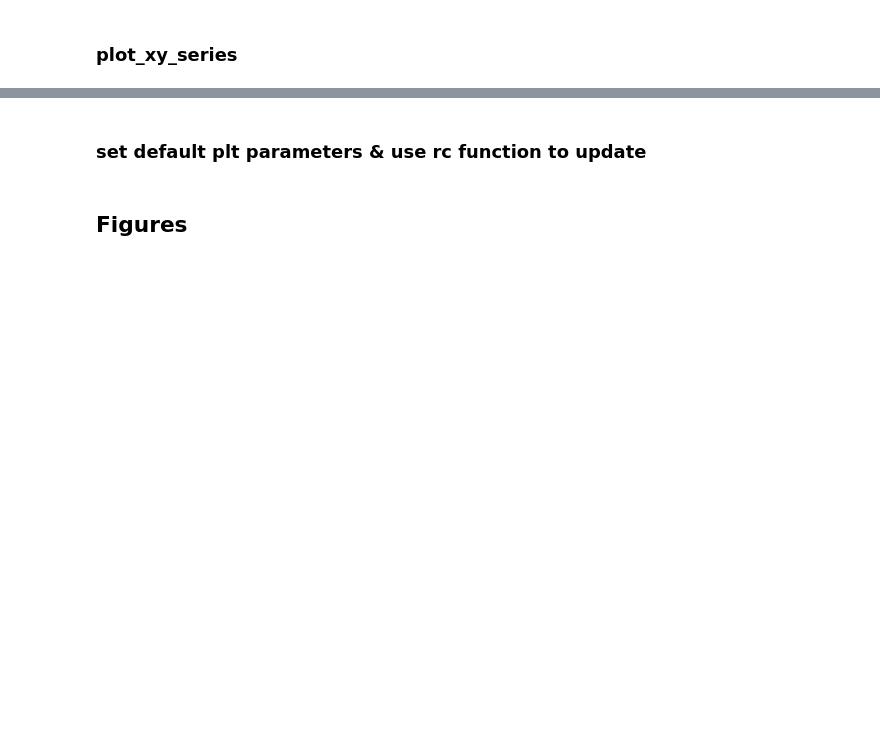
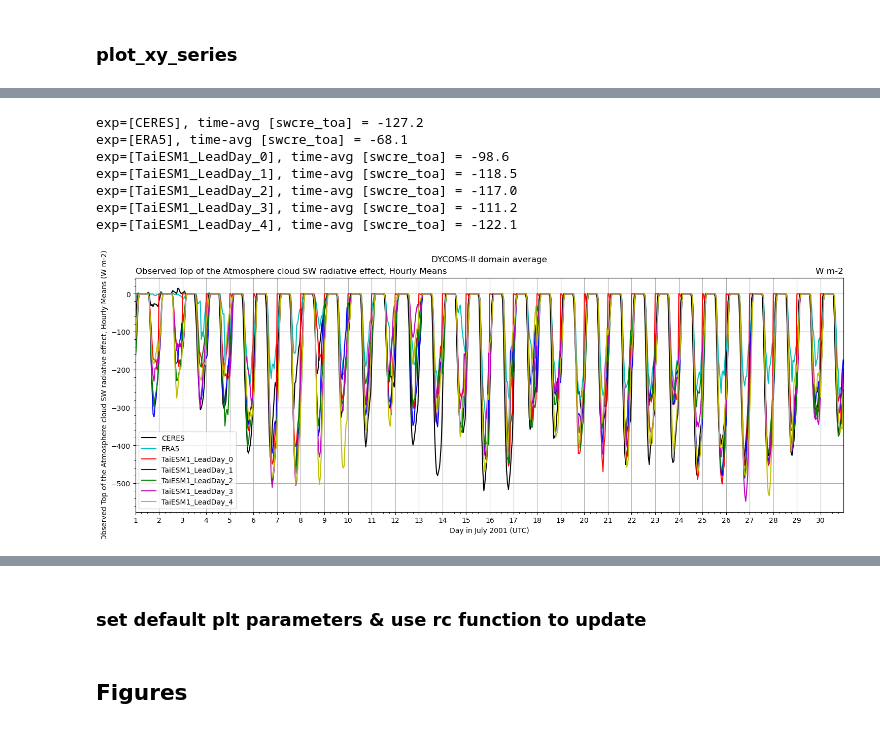
Before and after one commit to yihsuanchen/TaiESM1_Sc_diag, a Jupyter notebook: hindcast/plot/fig02_plot-xy_series_SWCRE_LWP.ipynb, the cells around one changed output, grey strips where cells are left out. Cells and saved outputs as stored; diff of their text form; code cells hidden in the pictures; blank space fills up the shorter version.

Commit message:
plot TaiESM1 hindcast data

```diff
--- a/hindcast/plot/fig02_plot-xy_series_SWCRE_LWP.ipynb
+++ b/hindcast/plot/fig02_plot-xy_series_SWCRE_LWP.ipynb
@@ -267,0 +221,5 @@ tt_labels = np.arange(1,31,1)
+# %%
+ntime = 720
+tt = np.linspace(0., (ntime-1), ntime)
+tt_values = np.arange(0, 720, 24)
+tt_labels = np.arange(1,31,1)
@@ -538,0 +441,68 @@ exp=[ERA5], time-avg [LWP] = 46.8
+# %%
+def plot_xy_series(ax, varname_am4, region="DYCOMS"):
+
+    #--- read vaiables
+    var_ceres_ijavg = read_ceres_var(varname_am4)
+    var_era5_ijavg = read_era5_var(varname_am4)
+    var_taiesm_ld0 = read_TaiESM1_hindcast_var(varname_am4, lead_day=0)
+    var_taiesm_ld1 = read_TaiESM1_hindcast_var(varname_am4, lead_day=1)
+    var_taiesm_ld2 = read_TaiESM1_hindcast_var(varname_am4, lead_day=2)
+    var_taiesm_ld3 = read_TaiESM1_hindcast_var(varname_am4, lead_day=3)
+    var_taiesm_ld4 = read_TaiESM1_hindcast_var(varname_am4, lead_day=4)
+
+    #--- set style
+    style_ceres = 'k-'; label_ceres = "CERES"
+    style_era5 = 'c-' ; label_era5  = "ERA5"
+    style_taiesm1_ld0 = 'r-'; label_taiesm1_ld0 = "TaiESM1_LeadDay_0"
+    style_taiesm1_ld1 = 'b-'; label_taiesm1_ld1 = "TaiESM1_LeadDay_1"
+    style_taiesm1_ld2 = 'g-'; label_taiesm1_ld2 = "TaiESM1_LeadDay_2"
+    style_taiesm1_ld3 = 'm-'; label_taiesm1_ld3 = "TaiESM1_LeadDay_3"
+    style_taiesm1_ld4 = 'y-'; label_taiesm1_ld4 = "TaiESM1_LeadDay_4"
+
+    #--- plot
+    ax.plot(tt, var_ceres_ijavg, style_ceres, label=label_ceres)
+    ax.plot(tt, var_era5_ijavg, style_era5, label=label_era5)
+    ax.plot(tt, var_taiesm_ld0, style_taiesm1_ld0, label=label_taiesm1_ld0)
+    ax.plot(tt, var_taiesm_ld1, style_taiesm1_ld1, label=label_taiesm1_ld1)
+    ax.plot(tt, var_taiesm_ld2, style_taiesm1_ld2, label=label_taiesm1_ld2)
+    ax.plot(tt, var_taiesm_ld3, style_taiesm1_ld3, label=label_taiesm1_ld3)
+    ax.plot(tt, var_taiesm_ld4, style_taiesm1_ld4, label=label_taiesm1_ld4)
+
+    ax_def_xy(ax, var_ceres_ijavg)
+
+    ax.legend()
+
+    compuate_avg(var_ceres_ijavg, varname_am4, name = label_ceres)
+    compuate_avg(var_era5_ijavg, varname_am4, name = label_era5)
+    compuate_avg(var_taiesm_ld0, varname_am4, name = label_taiesm1_ld0)
+    compuate_avg(var_taiesm_ld1, varname_am4, name = label_taiesm1_ld1)
+    compuate_avg(var_taiesm_ld2, varname_am4, name = label_taiesm1_ld2)
+    compuate_avg(var_taiesm_ld3, varname_am4, name = label_taiesm1_ld3)
+    compuate_avg(var_taiesm_ld4, varname_am4, name = label_taiesm1_ld4)
+
+    #y_min = -600.
+    #y_max = 2000.
+    #ax.grid(False, axis = "x")
+    #plot_night_shading(ax, y_bottom = y_min, y_top = y_max)  #--- plot night shading
+
+#-----------
+# do_test
+#-----------
+
+do_test=True
+#do_test=False
+
+if (do_test):
+    fig, ax = plt.subplots(1,1, figsize=(18, 6))
+    varname_am4 = "swcre_toa"
+
+    plot_xy_series(ax, varname_am4)
+# %% [output]
+exp=[CERES], time-avg [swcre_toa] = -127.2
+exp=[ERA5], time-avg [swcre_toa] = -68.1
+exp=[TaiESM1_LeadDay_0], time-avg [swcre_toa] = -98.6
+exp=[TaiESM1_LeadDay_1], time-avg [swcre_toa] = -118.5
+exp=[TaiESM1_LeadDay_2], time-avg [swcre_toa] = -117.0
+exp=[TaiESM1_LeadDay_3], time-avg [swcre_toa] = -111.2
+exp=[TaiESM1_LeadDay_4], time-avg [swcre_toa] = -122.1
+[figure, added]
```
Also changed, not shown: parts of 21 cells of this notebook.
